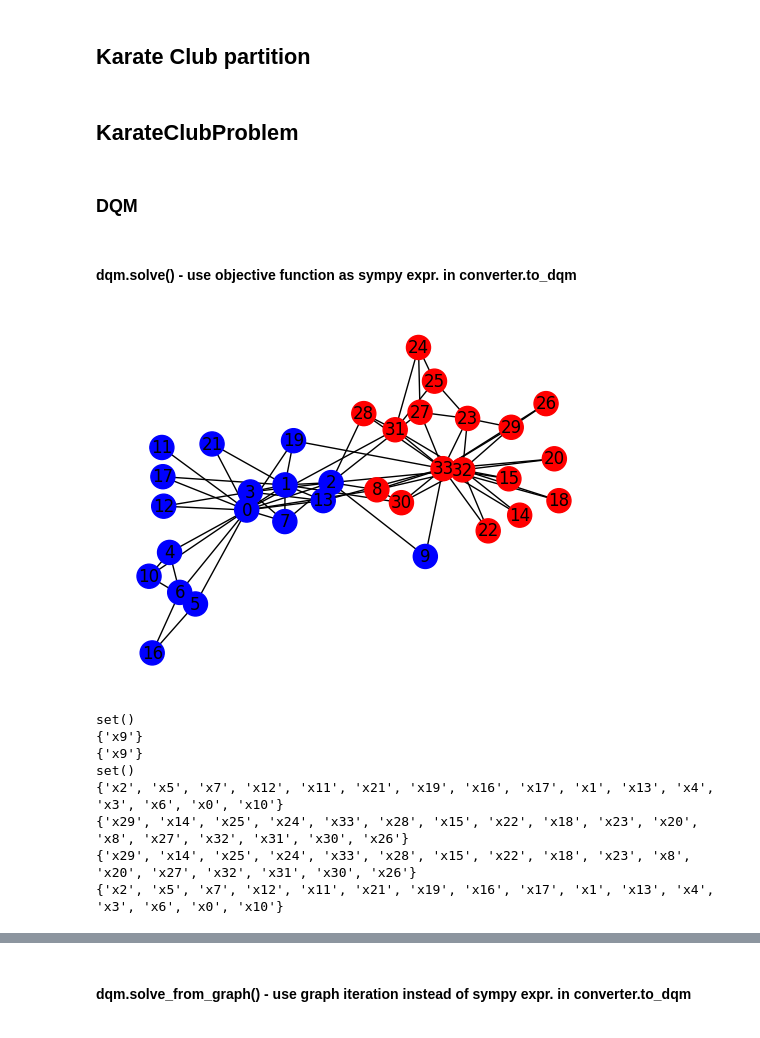
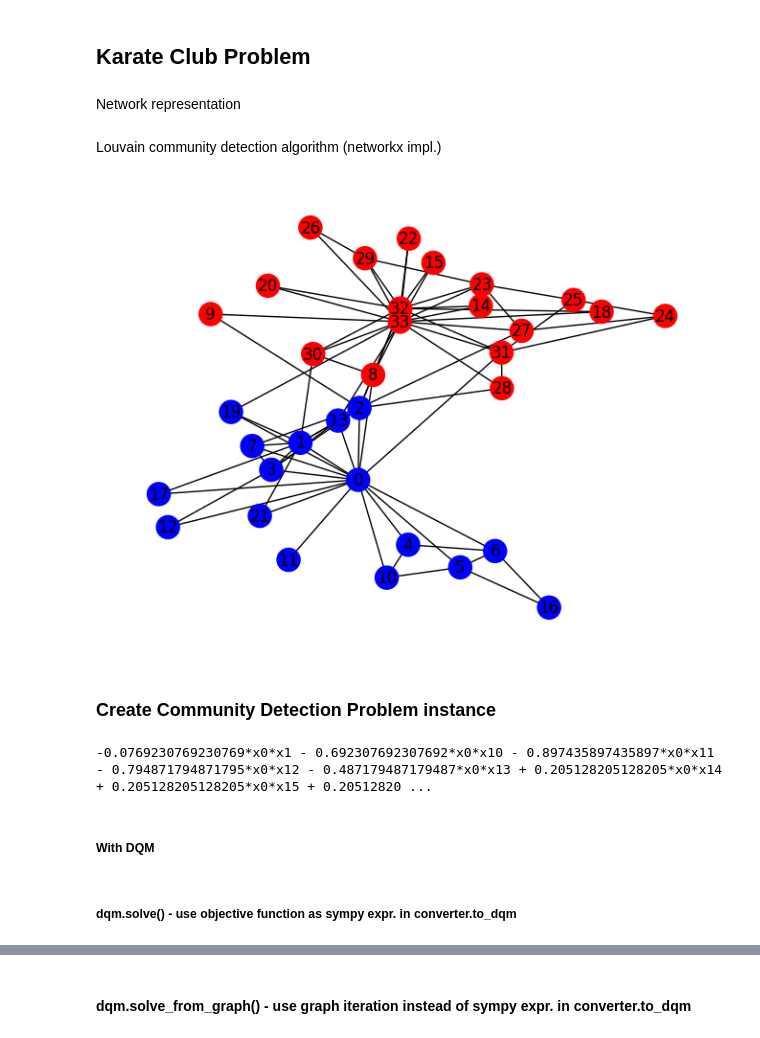
Before and after one commit to qc-lab/QHyper, a Jupyter notebook: demo/karate_club_demo.ipynb, the cells around one changed output, grey strips where cells are left out. Cells and saved outputs as stored; diff of their text form; code cells hidden in the pictures.

Commit message:
CommunityDetectionProblem generic class, deleted brain and karate classes, created 2 demo notebooks (for karate and brain separately), added some stats to visualise clustering results in rounds

```diff
--- a/demo/karate_club_demo.ipynb
+++ b/demo/karate_club_demo.ipynb
@@ -1,16 +3,49 @@
 # %% [markdown]
-## Karate Club partition
+## Karate Club Problem
-# %% [markdown]
-## KarateClubProblem
+# %% [markdown]
+Network representation
 # %%
-from QHyper.problems.karate_club import KarateClubProblem
+from QHyper.problems.community_detection import KarateClubNetwork
 
 
-karate_club_problem = KarateClubProblem()
+karate_club_network = KarateClubNetwork
+# %% [markdown]
+Louvain community detection algorithm (networkx impl.)
+# %%
+from networkx import community as nx_comm
+import networkx as nx
+
+
+lcda_communities = nx_comm.louvain_communities(
+    karate_club_network.graph, seed=5345, resolution=0.5
+)  # seed=None
+
+color_map = []
+for node in karate_club_network.graph:
+    if node in lcda_communities[0]:
+        color_map.append("blue")
+    else:
+        color_map.append("red")
+
+nx.draw(karate_club_network.graph, node_color=color_map, with_labels=True)
+# %% [output]
+[figure, added]
+# %% [markdown]
+### Create Community Detection Problem instance
+# %%
+from QHyper.problems.community_detection import CommunityDetectionProblem
+
+
+karate_club_problem = CommunityDetectionProblem(
+    karate_club_network, N_communities=2
+)
+karate_club_problem.objective_function
+# %% [output]
+-0.0769230769230769*x0*x1 - 0.692307692307692*x0*x10 - 0.897435897435897*x0*x11 - 0.794871794871795*x0*x12 - 0.487179487179487*x0*x13 + 0.205128205128205*x0*x14 + 0.205128205128205*x0*x15 + 0.20512820 ...
 # %% [markdown]
-### DQM
+##### With DQM
 # %% [markdown]
-#### dqm.solve() - use objective function as sympy expr. in converter.to_dqm
+##### dqm.solve() - use objective function as sympy expr. in converter.to_dqm
 # %%
 from QHyper.solvers.dqm import DQM
 
@@ -102,20 +54,0 @@ def get_clustering_difference(qa_communities, lcda_communities):
-# %%
-qa_communities = get_communities_from_sample(sample)
-draw_communities(sample)
-# %% [output]
-[figure, removed]
-# %%
-lcda_communities_xs = [
-    {"x" + str(n) for n in cluster} for cluster in lcda_communities
-]
-
-get_clustering_difference(qa_communities, lcda_communities_xs)
-# %% [output]
-set()
-{'x9'}
-{'x9'}
-set()
-{'x2', 'x5', 'x7', 'x12', 'x11', 'x21', 'x19', 'x16', 'x17', 'x1', 'x13', 'x4', 'x3', 'x6', 'x0', 'x10'}
-{'x29', 'x14', 'x25', 'x24', 'x33', 'x28', 'x15', 'x22', 'x18', 'x23', 'x20', 'x8', 'x27', 'x32', 'x31', 'x30', 'x26'}
-{'x29', 'x14', 'x25', 'x24', 'x33', 'x28', 'x15', 'x22', 'x18', 'x23', 'x8', 'x20', 'x27', 'x32', 'x31', 'x30', 'x26'}
-{'x2', 'x5', 'x7', 'x12', 'x11', 'x21', 'x19', 'x16', 'x17', 'x1', 'x13', 'x4', 'x3', 'x6', 'x0', 'x10'}
```
Also changed, not shown: parts of 30 cells of this notebook, 19 other files.
